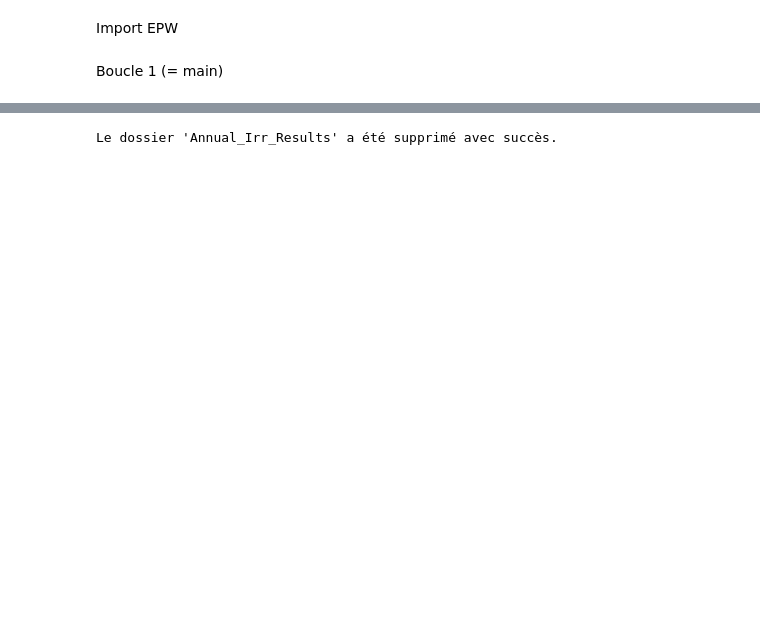
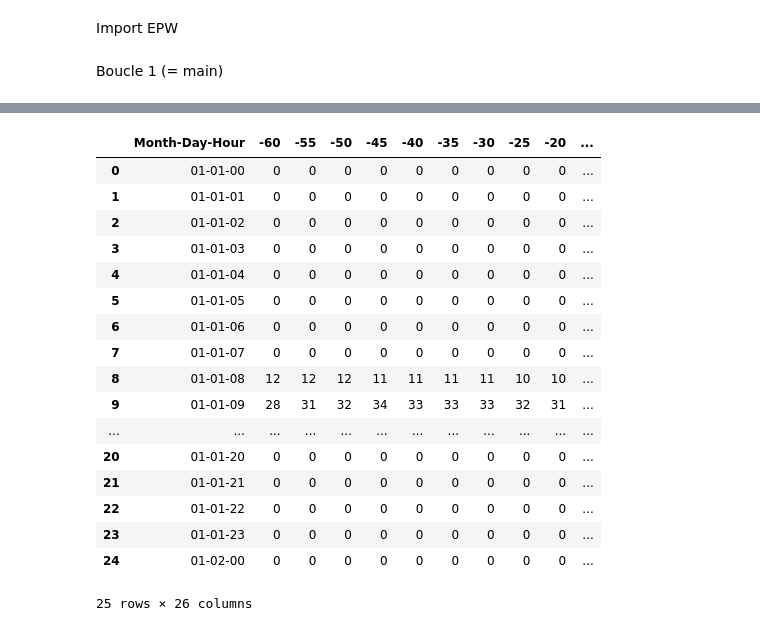
Before and after one commit to McoVale/TSAgriPV, a Jupyter notebook: light_sim_HB.ipynb, the cells around one changed output, grey strips where cells are left out. Cells and saved outputs as stored; diff of their text form; code cells hidden in the pictures; blank space fills up the shorter version.

```diff
--- a/light_sim_HB.ipynb
+++ b/light_sim_HB.ipynb
@@ -719,7 +706,7 @@ NB_RANGS = 10 # Nombre de panneaux par ligne
 NB_PVP_RANGS = int(GRID_SIZE / ENTRAXE) # Nombre de lignes
 LONGUEUR_PVP = GRID_SIZE / (NB_RANGS) # Longueur des panneaux dans une même ligne
 # Semitransp panels :
-TYPE_PANEL = False #False = classic panel, True = semitransparent panel
+TYPE_PANEL = True #False = classic panel, True = semitransparent panel
 LARGEUR_BANDE = 0.18
 LARGEUR_AVIDE = (RAMPANT-4*LARGEUR_BANDE)/3
 
@@ -732,7 +719,7 @@ ANGLE_ORIENTATION = 10  # Rotation globale autour de l'axe Z (Orientation parcel
 ######
 # HEURE_DEB = 10
 # HEURE_FIN = 14
-# start_date = datetime(year=2023, month=1, day=1, hour=HEURE_DEB)  # Début de l'année (éviter les années bissextiles)
+start_date = pd.Timestamp('2023-01-01')
 # end_date = datetime(year=2024, month=1, day=1, hour=HEURE_DEB)  # Fin de l'année (début de l'année suivante)
 # NB_HEURES_ANNEES = (HEURE_FIN-HEURE_DEB)*(end_date-start_date).days
 
@@ -740,9 +727,9 @@ ANGLE_ORIENTATION = 10  # Rotation globale autour de l'axe Z (Orientation parcel
 #####
 start_angle = -60
 end_angle = 60
-step_angle = 60
+step_angle = 5
 angles = np.arange(start_angle, end_angle + 1, step_angle)
-angles = [-60]
+# angles = [-60,0,60]
 print(list(angles))
 
 # Settings radiance
@@ -755,4 +742,14 @@ timestep_wea = 1 # (hour)
 path_resultsHB_AI = os.path.join('Annual_Irr_Results')
 settings_HB_AI = RecipeSettings(path_resultsHB_AI)
 settings_HB_AI_CT = RecipeSettings(path_resultsHB_AI+'_CT')
+
+# Settings containers results
+hoys = np.arange(0, 8760)
+timestamps = [start_date + pd.Timedelta(hours=int(hour)) for hour in hoys]
+if 'tab_1' in locals() :
+    del(tab_1)
+tab_1 = pd.DataFrame()
+tab_1['Month-Day-Hour'] = [ts.strftime('%m-%d-%H') for ts in timestamps]
+
+output_path = "bdd_irr/step60_semitransp_HBmethod.xlsx"
 # %% [output]
@@ -840,12 +896,3 @@ C:Users\maceo.valente\Documents\Automatisation\TEST_MVA\TSAgriPV
-# %%
-if os.path.exists(path_resultsHB_AI):
-    # Supprimez le dossier et tout son contenu
-    shutil.rmtree(path_resultsHB_AI)
-    print(f"Le dossier '{path_resultsHB_AI}' a été supprimé avec succès.")
-else:
-    print(f"Le dossier '{path_resultsHB_AI}' n'existe pas.")
-# %% [output]
-Le dossier 'Annual_Irr_Results' a été supprimé avec succès.
 # %%
 # #VISU
 # file_path = "output_apres_boucle.3dm"
@@ -853,3 +900,24 @@ Le dossier 'Annual_Irr_Results' a été supprimé avec succès.
 # export_brep_to_file(measures_grid[0], file_path, False)
 # export_brep_to_file(panneaux_TEMOIN, file_path, False)
 # export_brep_to_file(sol_temoin[0], file_path, False)
+# %%
+tab_1[0:25]
+# %% [output]
+|  | Month-Day-Hour | -60 | -55 | -50 | -45 | -40 | -35 | -30 | -25 | -20 | ... |
+| 0 | 01-01-00 | 0 | 0 | 0 | 0 | 0 | 0 | 0 | 0 | 0 | ... |
+| 1 | 01-01-01 | 0 | 0 | 0 | 0 | 0 | 0 | 0 | 0 | 0 | ... |
+| 2 | 01-01-02 | 0 | 0 | 0 | 0 | 0 | 0 | 0 | 0 | 0 | ... |
+| 3 | 01-01-03 | 0 | 0 | 0 | 0 | 0 | 0 | 0 | 0 | 0 | ... |
+| 4 | 01-01-04 | 0 | 0 | 0 | 0 | 0 | 0 | 0 | 0 | 0 | ... |
+| 5 | 01-01-05 | 0 | 0 | 0 | 0 | 0 | 0 | 0 | 0 | 0 | ... |
+| 6 | 01-01-06 | 0 | 0 | 0 | 0 | 0 | 0 | 0 | 0 | 0 | ... |
+| 7 | 01-01-07 | 0 | 0 | 0 | 0 | 0 | 0 | 0 | 0 | 0 | ... |
+| 8 | 01-01-08 | 12 | 12 | 12 | 11 | 11 | 11 | 11 | 10 | 10 | ... |
+| 9 | 01-01-09 | 28 | 31 | 32 | 34 | 33 | 33 | 33 | 32 | 31 | ... |
+| ... | ... | ... | ... | ... | ... | ... | ... | ... | ... | ... | ... |
+| 20 | 01-01-20 | 0 | 0 | 0 | 0 | 0 | 0 | 0 | 0 | 0 | ... |
+| 21 | 01-01-21 | 0 | 0 | 0 | 0 | 0 | 0 | 0 | 0 | 0 | ... |
+| 22 | 01-01-22 | 0 | 0 | 0 | 0 | 0 | 0 | 0 | 0 | 0 | ... |
+| 23 | 01-01-23 | 0 | 0 | 0 | 0 | 0 | 0 | 0 | 0 | 0 | ... |
+| 24 | 01-02-00 | 0 | 0 | 0 | 0 | 0 | 0 | 0 | 0 | 0 | ... |
+25 rows × 26 columns
```
Also changed, not shown: parts of 5 cells of this notebook, 1 other file.
